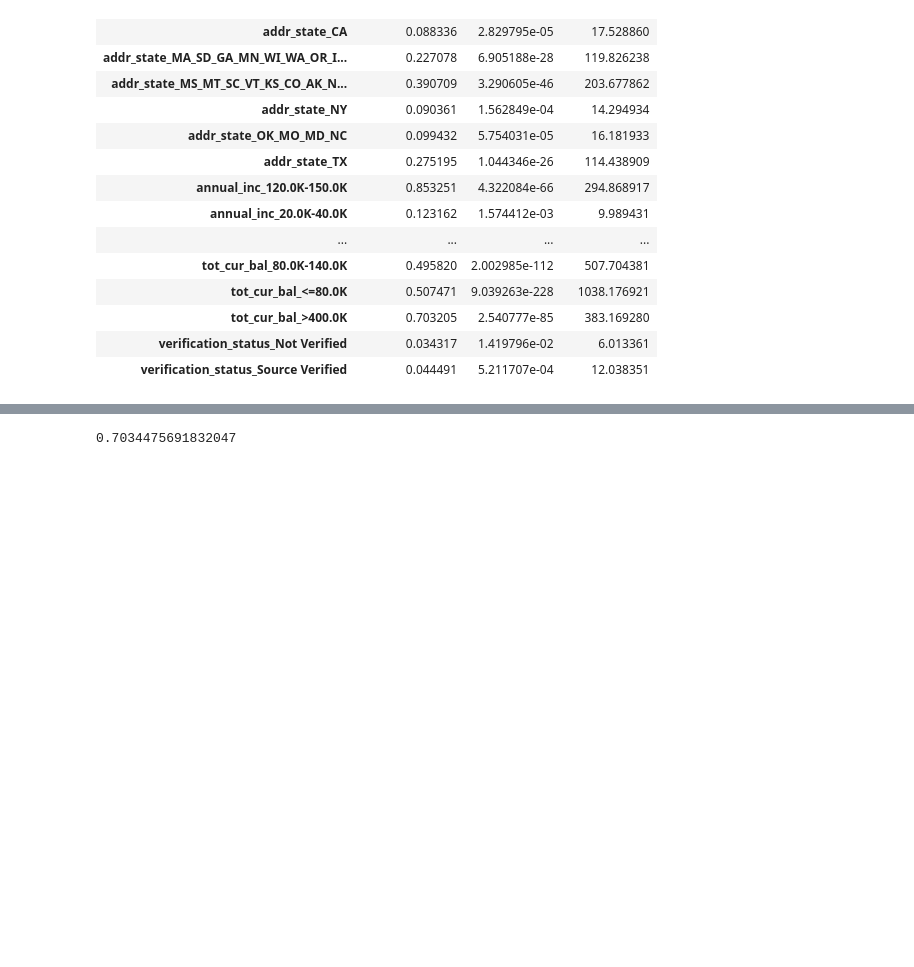
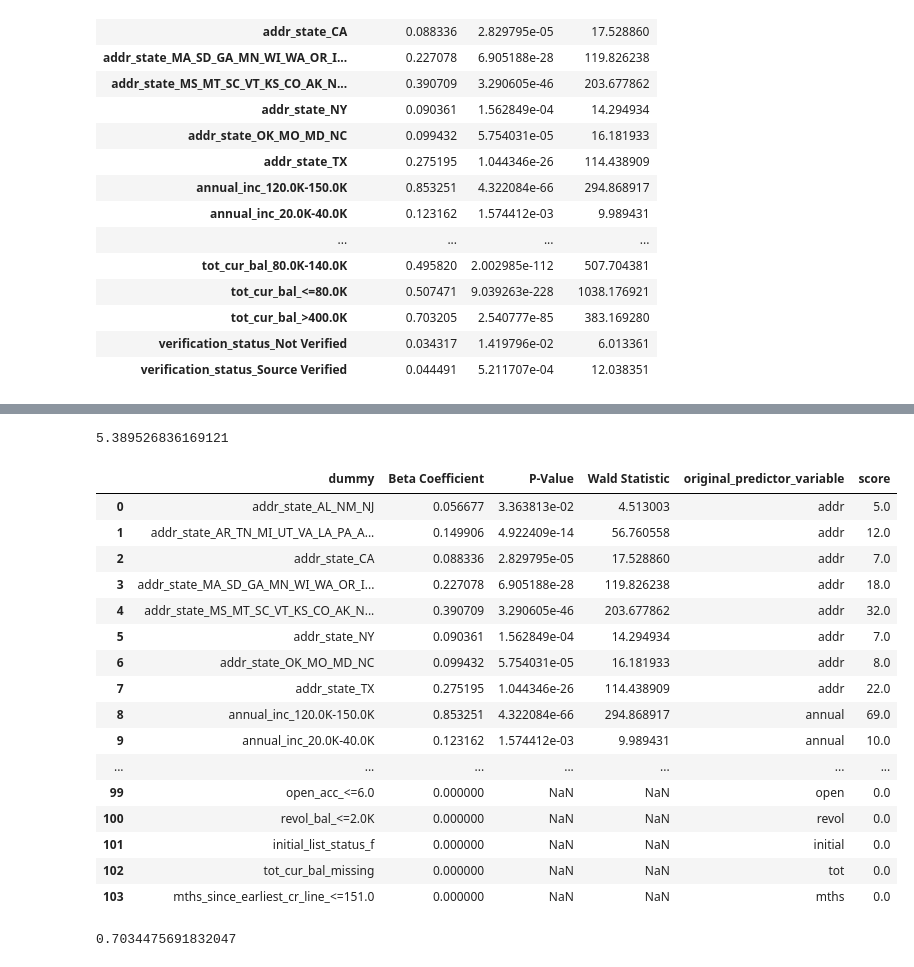
Before and after one commit to allmeidaapedro/Lending-Club-Credit-Scoring, a Jupyter notebook: notebooks/3_pd_modeling.ipynb, the cells around one changed output, grey strips where cells are left out. Drawn from its saved outputs; the diff is of its cells as text; code cells hidden in the pictures; blank space fills up the shorter version.

```diff
--- a/notebooks/3_pd_modeling.ipynb
+++ b/notebooks/3_pd_modeling.ipynb
@@ -548,3 +529,14 @@ probas_bad_test = 1 - probas_good_test
 # Make predictions on the training set.
 probas_good_train = log_reg.predict(X_train_prepared)
 probas_bad_train = 1 - probas_good_train
+# %%
+summary_table_1 = pd.DataFrame()
+referece_categories = {key: key+'_'+value for key, value in referece_categories.items()}
+summary_table_1['dummy'] = list(referece_categories.values())
+summary_table_1['Beta Coefficient'] = 0
+summary_table_1['P-Value'] = np.nan
+summary_table_1['Wald Statistic'] = np.nan
+summary_table_1['original_predictor_variable'] = list(referece_categories.keys())
+summary_table_1.reset_index(drop=True, inplace=True)
+summary_table_1.index = 87 + summary_table_1.index
+summary_table_1
@@ -550,0 +562,3 @@ probas_bad_train = 1 - probas_good_train
+# %%
+summary_table = summary_table.reset_index().rename(columns={'index': 'dummy'})
+summary_table
@@ -550,0 +583,3 @@ probas_bad_train = 1 - probas_good_train
+# %%
+table = pd.concat([summary_table, summary_table_1], ignore_index=True)
+table
@@ -550,0 +604,21 @@ probas_bad_train = 1 - probas_good_train
+# %%
+coefficients_dict = dict(zip(summary_table['dummy'], summary_table['Beta Coefficient']))
+intercept = coefficients_dict['const']
+coefficients_dict.pop('const')
+scores_data = X_test_prepared.copy()
+scores_data.columns = list(coefficients_dict.keys())
+#SCR = intercept + X_test_prepared.dot(pd.Series(coefficients_dict))
+#SCR = pd.DataFrame(SCR).rename(columns={0: 'SCR'})
+
+min_score = 300
+max_score = 850
+table['original_predictor_variable'] = table['dummy'].str.split('_').apply(lambda x: x[0])
+table['original_predictor_variable'] = table['original_predictor_variable'].apply(lambda x: ''.join(x))
+min_sum_coef = table.groupby(['original_predictor_variable'])['Beta Coefficient'].min().sum()
+max_sum_coef = table.groupby(['original_predictor_variable'])['Beta Coefficient'].max().sum()
+table['score'] = table['Beta Coefficient'] * (max_score - min_score) / (max_sum_coef - min_sum_coef)
+table.loc[table['dummy'] == 'const', 'score'] = ((intercept - min_sum_coef)/(max_sum_coef - min_sum_coef))  * (max_score - min_score) + min_score
+table['score'] = table['score'].round()
+min_possible_scores = table.groupby(['original_predictor_variable'])['score'].min().sum()
+max_possible_scores = table.groupby(['original_predictor_variable'])['score'].max().sum()
+print(min_possible_scores, max_possible_scores)
@@ -550,0 +649,24 @@ probas_bad_train = 1 - probas_good_train
+# %%
+max_sum_coef
+# %% [output]
+5.389526836169121
+# %%
+table
+# %% [output]
+|  | dummy | Beta Coefficient | P-Value | Wald Statistic | original_predictor_variable | score |
+| 0 | addr_state_AL_NM_NJ | 0.056677 | 3.363813e-02 | 4.513003 | addr | 5.0 |
+| 1 | addr_state_AR_TN_MI_UT_VA_LA_PA_A... | 0.149906 | 4.922409e-14 | 56.760558 | addr | 12.0 |
+| 2 | addr_state_CA | 0.088336 | 2.829795e-05 | 17.528860 | addr | 7.0 |
+| 3 | addr_state_MA_SD_GA_MN_WI_WA_OR_I... | 0.227078 | 6.905188e-28 | 119.826238 | addr | 18.0 |
+| 4 | addr_state_MS_MT_SC_VT_KS_CO_AK_N... | 0.390709 | 3.290605e-46 | 203.677862 | addr | 32.0 |
+| 5 | addr_state_NY | 0.090361 | 1.562849e-04 | 14.294934 | addr | 7.0 |
+| 6 | addr_state_OK_MO_MD_NC | 0.099432 | 5.754031e-05 | 16.181933 | addr | 8.0 |
+| 7 | addr_state_TX | 0.275195 | 1.044346e-26 | 114.438909 | addr | 22.0 |
+| 8 | annual_inc_120.0K-150.0K | 0.853251 | 4.322084e-66 | 294.868917 | annual | 69.0 |
+| 9 | annual_inc_20.0K-40.0K | 0.123162 | 1.574412e-03 | 9.989431 | annual | 10.0 |
+| ... | ... | ... | ... | ... | ... | ... |
+| 99 | open_acc_<=6.0 | 0.000000 | NaN | NaN | open | 0.0 |
+| 100 | revol_bal_<=2.0K | 0.000000 | NaN | NaN | revol | 0.0 |
+| 101 | initial_list_status_f | 0.000000 | NaN | NaN | initial | 0.0 |
+| 102 | tot_cur_bal_missing | 0.000000 | NaN | NaN | tot | 0.0 |
+| 103 | mths_since_earliest_cr_line_<=151.0 | 0.000000 | NaN | NaN | mths | 0.0 |
```
Also changed, not shown: parts of 11 cells of this notebook.
